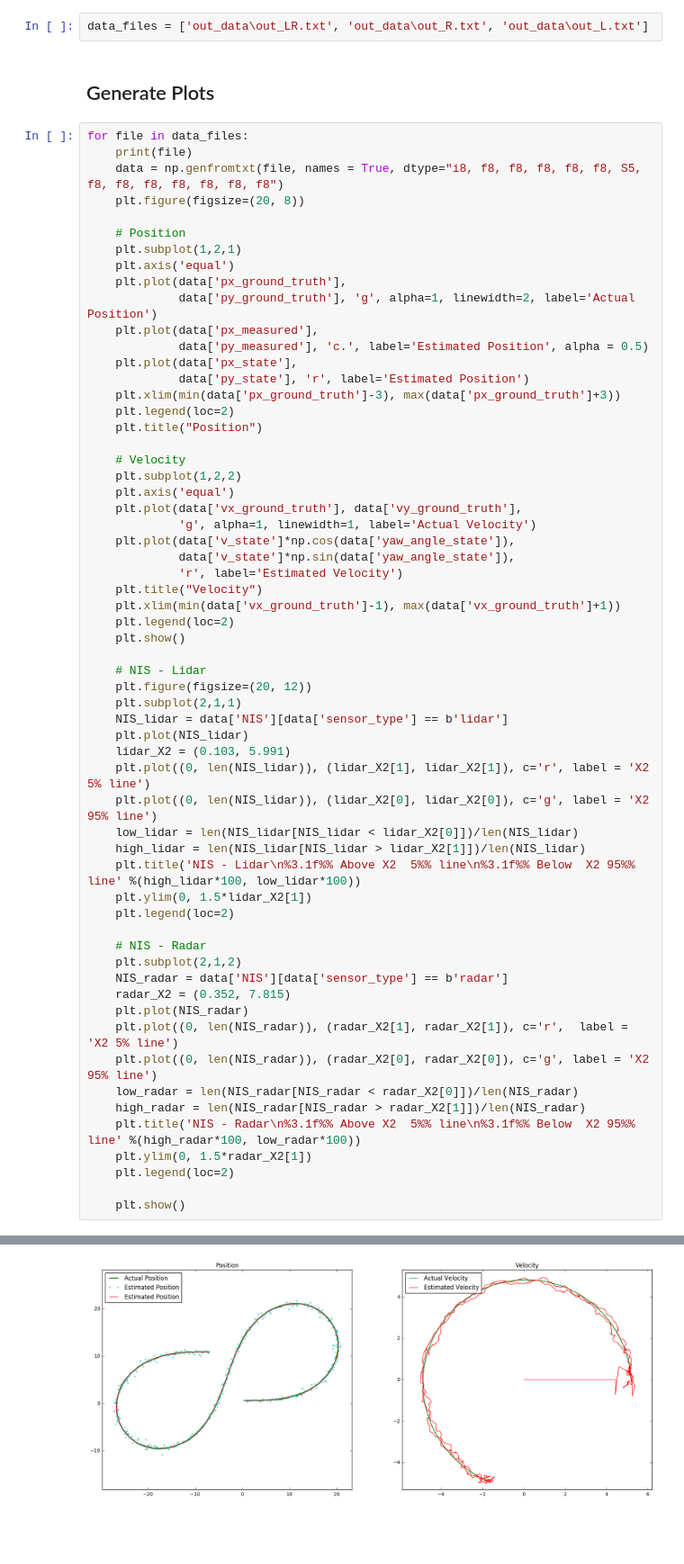
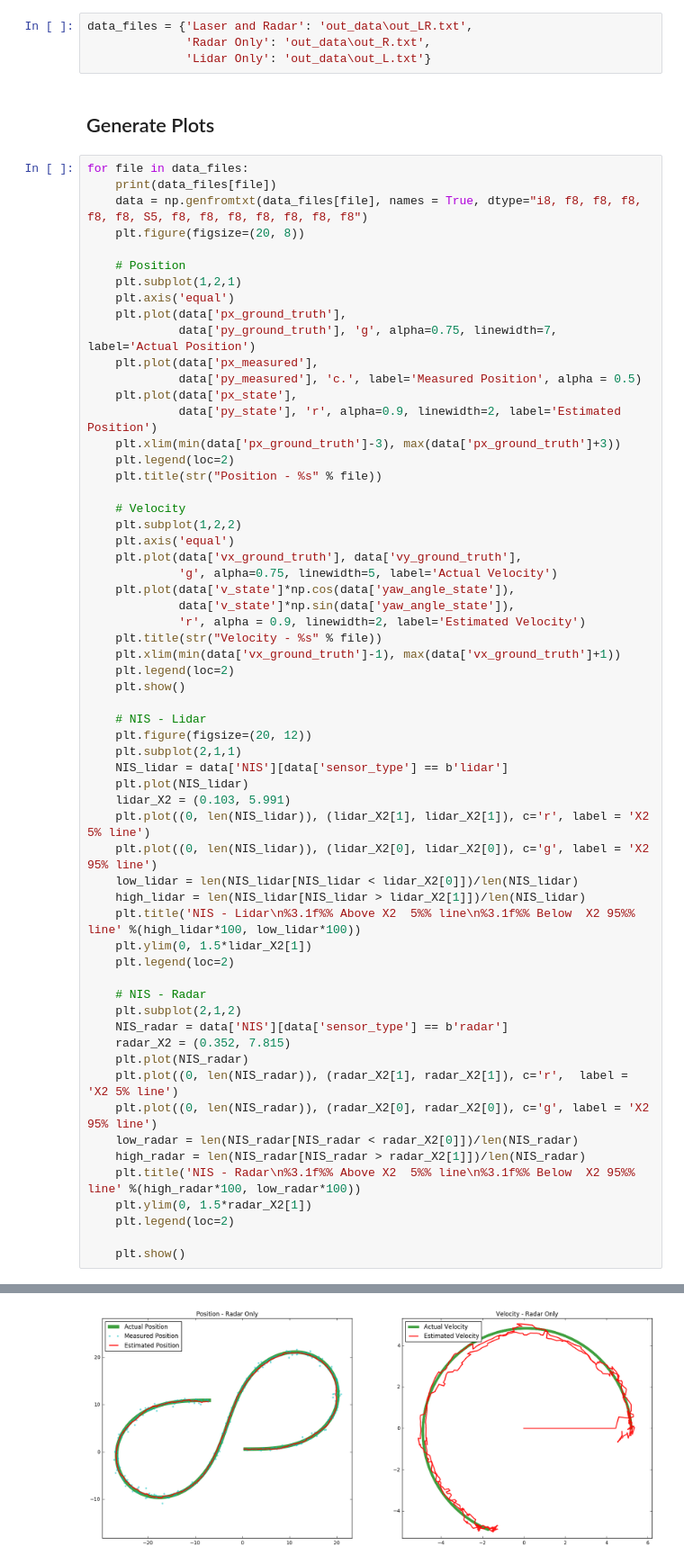
Before and after one commit to racersmith/CarND-Unscented-Kalman-Filter-Project, a Jupyter notebook: UKF_Graph_Vis.ipynb, the cells around one changed output, grey strips where cells are left out. Shown at 90% size. Drawn from its saved outputs; the diff is of its cells as text; blank space fills up the shorter version.

Commit message:
Add file label to title

```diff
--- a/UKF_Graph_Vis.ipynb
+++ b/UKF_Graph_Vis.ipynb
@@ -9,37 +9,39 @@ import math
 # %% [markdown]
 ## Define Data
 # %%
-data_files = ['out_data\out_LR.txt', 'out_data\out_R.txt', 'out_data\out_L.txt']
+data_files = {'Laser and Radar': 'out_data\out_LR.txt',
+              'Radar Only': 'out_data\out_R.txt',
+              'Lidar Only': 'out_data\out_L.txt'}
 # %% [markdown]
 ## Generate Plots
 # %%
 for file in data_files:
-    print(file)
-    data = np.genfromtxt(file, names = True, dtype="i8, f8, f8, f8, f8, f8, S5, f8, f8, f8, f8, f8, f8, f8")
+    print(data_files[file])
+    data = np.genfromtxt(data_files[file], names = True, dtype="i8, f8, f8, f8, f8, f8, S5, f8, f8, f8, f8, f8, f8, f8")
     plt.figure(figsize=(20, 8))
 
     # Position
     plt.subplot(1,2,1)
     plt.axis('equal')
     plt.plot(data['px_ground_truth'],
-             data['py_ground_truth'], 'g', alpha=1, linewidth=2, label='Actual Position')
+             data['py_ground_truth'], 'g', alpha=0.75, linewidth=7, label='Actual Position')
     plt.plot(data['px_measured'],
-             data['py_measured'], 'c.', label='Estimated Position', alpha = 0.5)
+             data['py_measured'], 'c.', label='Measured Position', alpha = 0.5)
     plt.plot(data['px_state'],
-             data['py_state'], 'r', label='Estimated Position')
+             data['py_state'], 'r', alpha=0.9, linewidth=2, label='Estimated Position')
     plt.xlim(min(data['px_ground_truth']-3), max(data['px_ground_truth']+3))
     plt.legend(loc=2)
-    plt.title("Position")
+    plt.title(str("Position - %s" % file))
 
     # Velocity
     plt.subplot(1,2,2)
     plt.axis('equal')
     plt.plot(data['vx_ground_truth'], data['vy_ground_truth'],
-             'g', alpha=1, linewidth=1, label='Actual Velocity')
+             'g', alpha=0.75, linewidth=5, label='Actual Velocity')
     plt.plot(data['v_state']*np.cos(data['yaw_angle_state']),
              data['v_state']*np.sin(data['yaw_angle_state']),
-             'r', label='Estimated Velocity')
-    plt.title("Velocity")
+             'r', alpha = 0.9, linewidth=2, label='Estimated Velocity')
+    plt.title(str("Velocity - %s" % file))
     plt.xlim(min(data['vx_ground_truth']-1), max(data['vx_ground_truth']+1))
     plt.legend(loc=2)
     plt.show()
@@ -77 +79 @@ out_data\out_LR.txt
-[figure, old version]
+[figure, new version]
```
Also changed, not shown: parts of 1 cell of this notebook.
